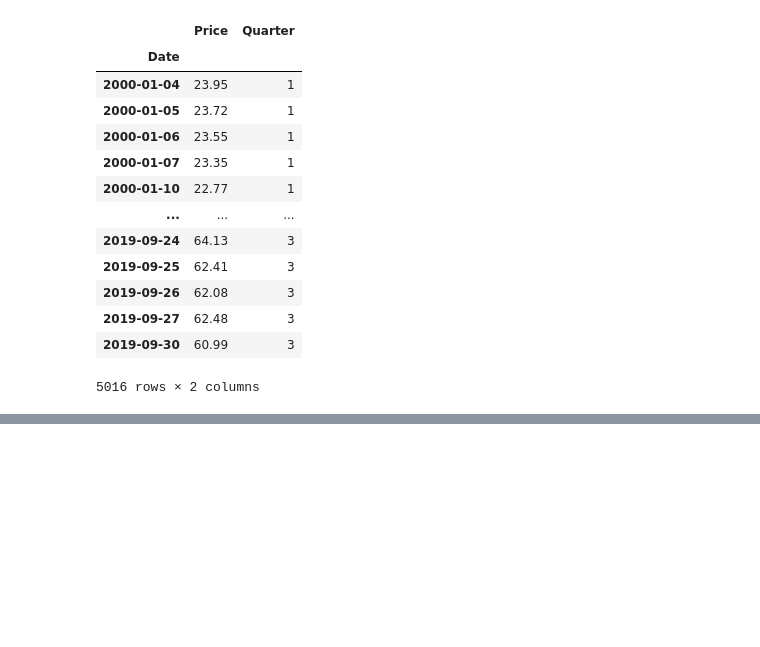
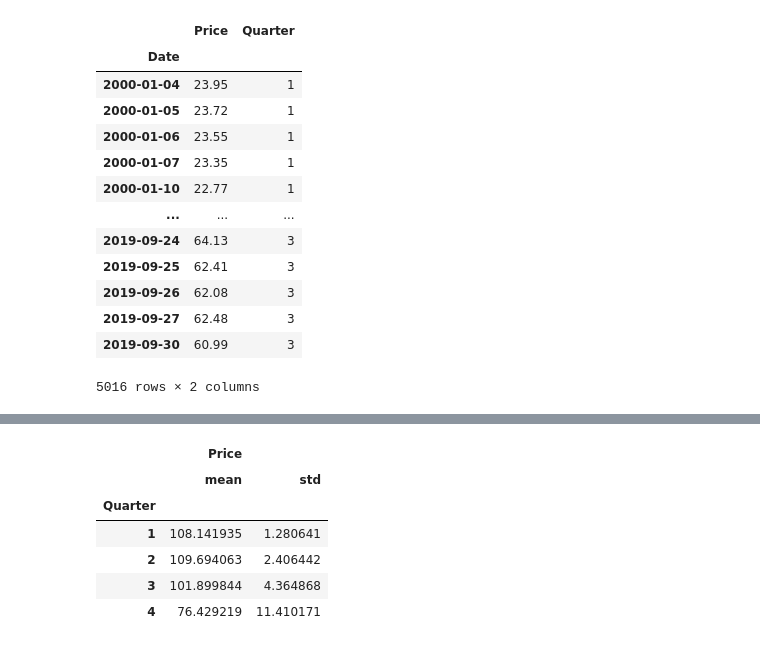
Before and after one commit to junio-firmino/Aprendizado_python, a Jupyter notebook: brend.ipynb, the cells around one changed output, grey strips where cells are left out. Drawn from its saved outputs; the diff is of its cells as text; code cells hidden in the pictures; blank space fills up the shorter version.

```diff
--- a/brend.ipynb
+++ b/brend.ipynb
@@ -289,0 +324,10 @@ brend.sample(15)
+# %%
+brend['2014'].groupby('Quarter').agg(['mean','std'])
+# %% [output]
+|  | Price |  |
+|  | mean | std |
+| Quarter |  |  |
+| 1 | 108.141935 | 1.280641 |
+| 2 | 109.694063 | 2.406442 |
+| 3 | 101.899844 | 4.364868 |
+| 4 | 76.429219 | 11.410171 |
```
Also changed, not shown: parts of 5 cells of this notebook.
